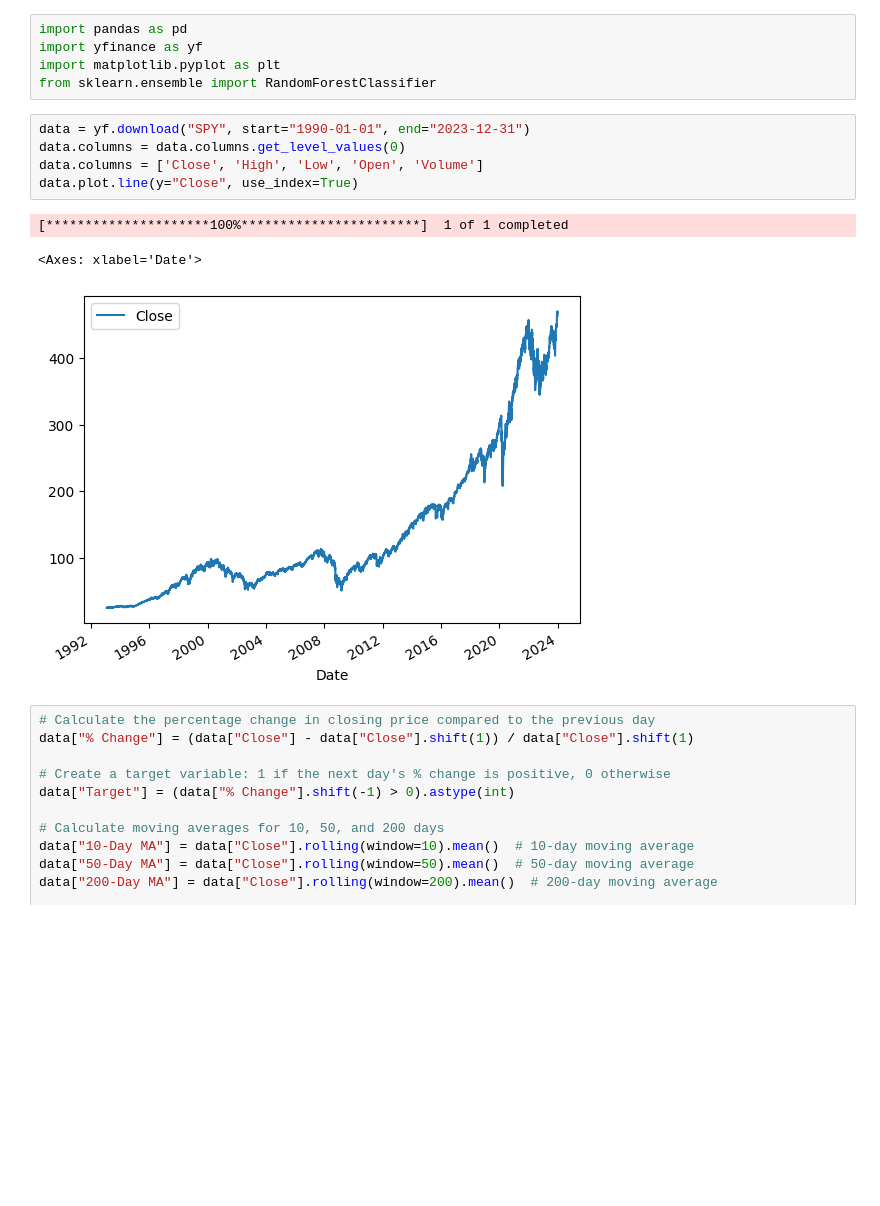
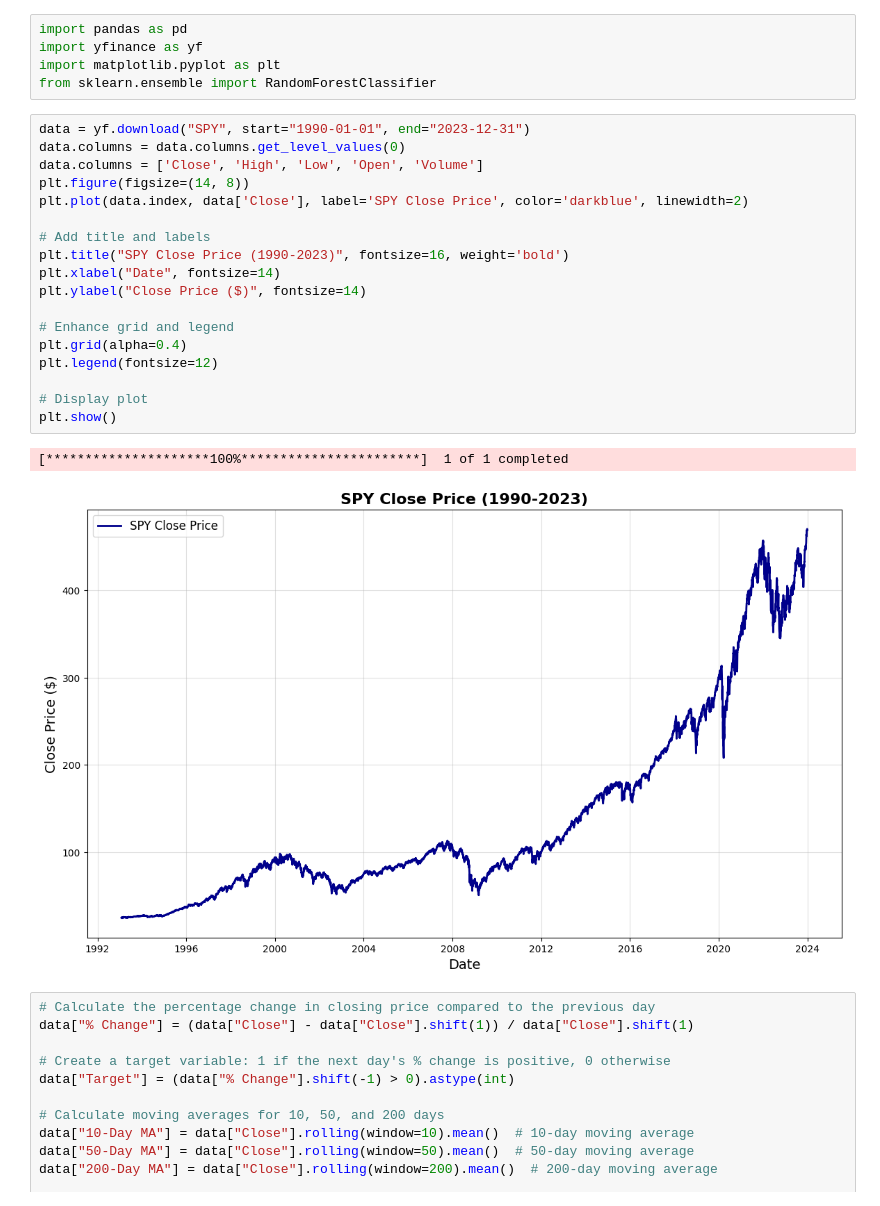
Before and after one commit to kevinkuriakose173/Trading-Algorithm, a Jupyter notebook: main.ipynb, the cells around one changed output. Cells and saved outputs as stored; diff of their text form; blank space fills up the shorter version.

```diff
--- a/main.ipynb
+++ b/main.ipynb
@@ -6,12 +6,24 @@ from sklearn.ensemble import RandomForestClassifier
 # %%
 data = yf.download("SPY", start="1990-01-01", end="2023-12-31")
 data.columns = data.columns.get_level_values(0)
 data.columns = ['Close', 'High', 'Low', 'Open', 'Volume']
-data.plot.line(y="Close", use_index=True)
+plt.figure(figsize=(14, 8))
+plt.plot(data.index, data['Close'], label='SPY Close Price', color='darkblue', linewidth=2)
+
+# Add title and labels
+plt.title("SPY Close Price (1990-2023)", fontsize=16, weight='bold')
+plt.xlabel("Date", fontsize=14)
+plt.ylabel("Close Price ($)", fontsize=14)
+
+# Enhance grid and legend
+plt.grid(alpha=0.4)
+plt.legend(fontsize=12)
+
+# Display plot
+plt.show()
 # %% [output]
 [*********************100%***********************]  1 of 1 completed
-<Axes: xlabel='Date'>
-[figure, old version]
+[figure, new version]
 # %%
 # Calculate the percentage change in closing price compared to the previous day
 data["% Change"] = (data["Close"] - data["Close"].shift(1)) / data["Close"].shift(1)
```
Also changed, not shown: parts of 4 cells of this notebook.
